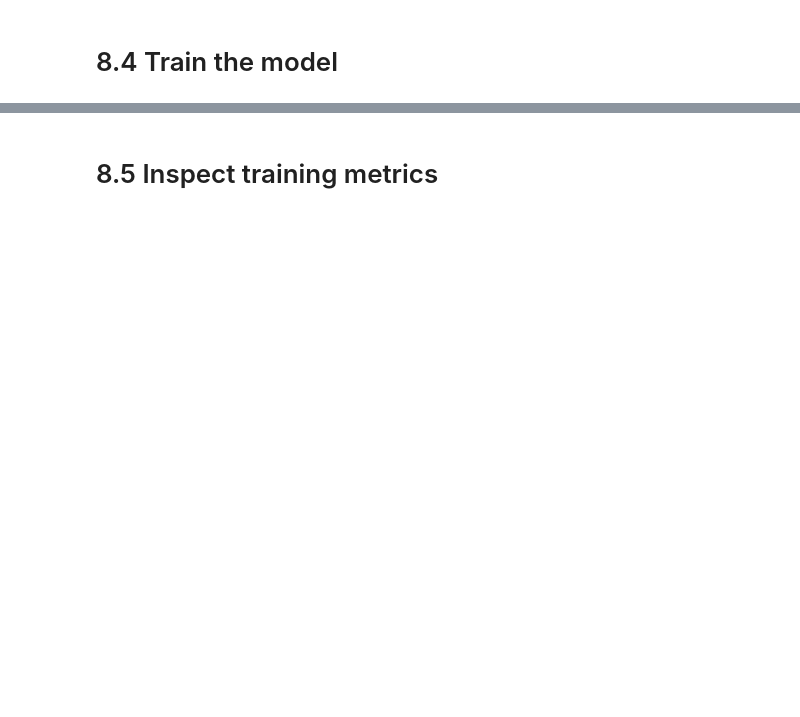
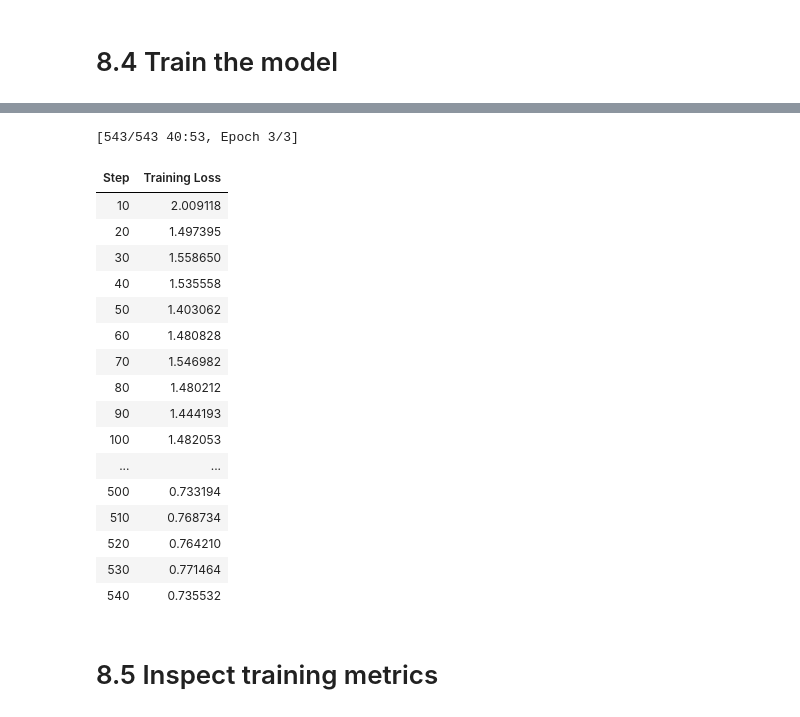
Before and after one commit to shantanu9/NephroLLM, a Jupyter notebook: nephrollm.ipynb, the cells around one changed output, grey strips where cells are left out. Drawn from its saved outputs; the diff is of its cells as text; code cells hidden in the pictures; blank space fills up the shorter version.

```diff
--- a/nephrollm.ipynb
+++ b/nephrollm.ipynb
@@ -4581,0 +5105,40 @@ Weight decay           0.01
+# %%
+training_args = TrainingArguments(
+    output_dir=OUTPUT_DIR,
+
+    num_train_epochs=3,
+
+    per_device_train_batch_size=4,
+    gradient_accumulation_steps=4,
+
+    learning_rate=2e-4,
+    weight_decay=0.01,
+
+    lr_scheduler_type="cosine",
+    warmup_steps=20,
+
+    fp16=True,
+    bf16=False,
+
+    gradient_checkpointing=True,
+
+    optim="paged_adamw_8bit",
+
+    logging_steps=10,
+    save_strategy="epoch",
+    save_total_limit=2,
+
+    report_to="none",
+    remove_unused_columns=False,
+
+    seed=42,
+)
+# %%
+trainer = Trainer(
+    model=model,
+    args=training_args,
+    train_dataset=tokenized_train_dataset,
+    data_collator=data_collator,
+)
+
+print("Trainer recreated successfully.")
@@ -4582,2 +5167,23 @@ Weight decay           0.01
+# %%
+train_result = trainer.train()
+# %% [output]
+[543/543 40:53, Epoch 3/3]
+| Step | Training Loss |
+| 10 | 2.009118 |
+| 20 | 1.497395 |
+| 30 | 1.558650 |
+| 40 | 1.535558 |
+| 50 | 1.403062 |
+| 60 | 1.480828 |
+| 70 | 1.546982 |
+| 80 | 1.480212 |
+| 90 | 1.444193 |
+| 100 | 1.482053 |
+| ... | ... |
+| 500 | 0.733194 |
+| 510 | 0.768734 |
+| 520 | 0.764210 |
+| 530 | 0.771464 |
+| 540 | 0.735532 |
 # %% [markdown]
 # 8.5 Inspect training metrics
```
Also changed, not shown: parts of 65 cells of this notebook.
